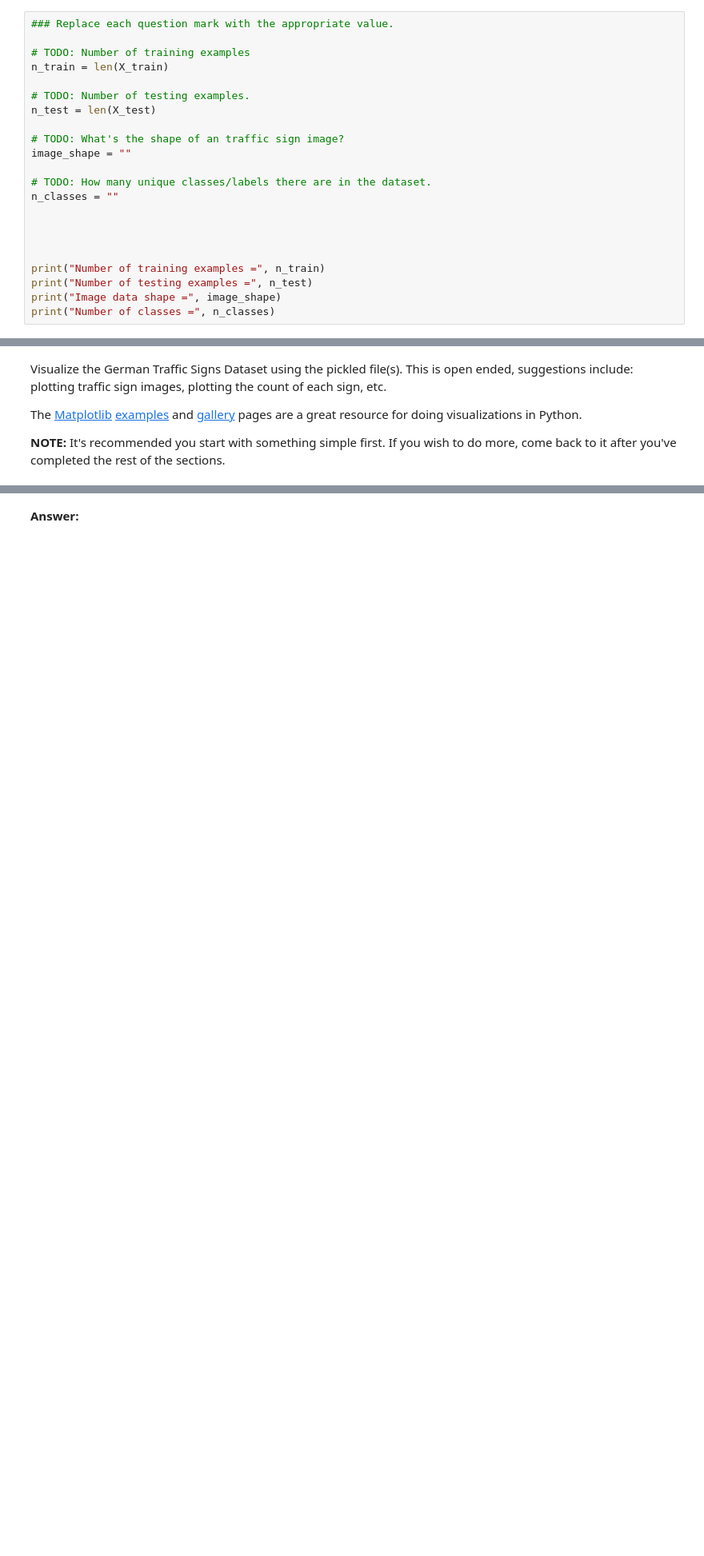
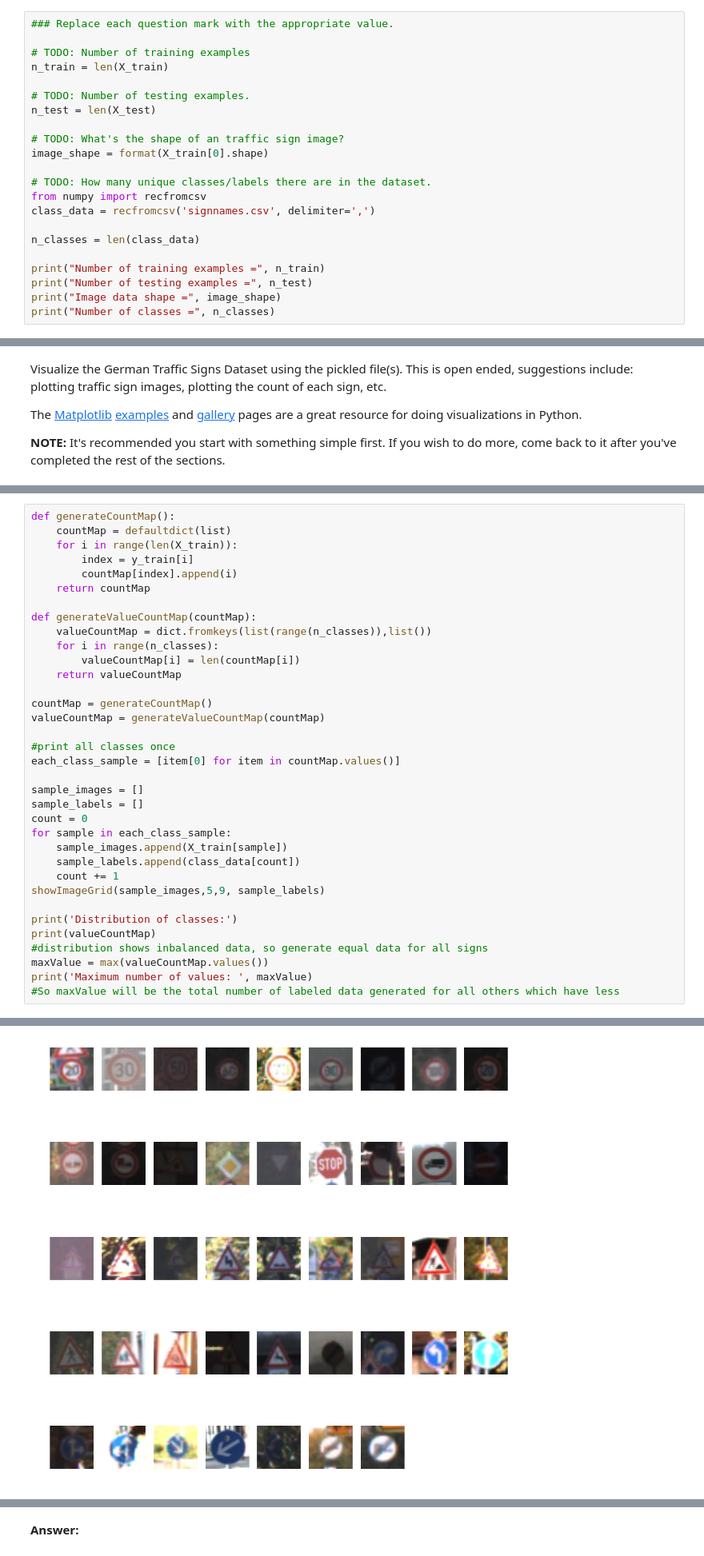
Before and after one commit to gantners/CarND-Traffic-Signs, a Jupyter notebook: Traffic_Signs_Recognition.ipynb, the cells around one changed output, grey strips where cells are left out. Shown at 80% size. Cells and saved outputs as stored; diff of their text form; blank space fills up the shorter version.

```diff
--- a/Traffic_Signs_Recognition.ipynb
+++ b/Traffic_Signs_Recognition.ipynb
@@ -52,13 +52,13 @@ n_train = len(X_train)
 n_test = len(X_test)
 
 # TODO: What's the shape of an traffic sign image?
-image_shape = ""
+image_shape = format(X_train[0].shape)
 
 # TODO: How many unique classes/labels there are in the dataset.
-n_classes = ""
+from numpy import recfromcsv
+class_data = recfromcsv('signnames.csv', delimiter=',')
 
-
-
+n_classes = len(class_data)
 
 print("Number of training examples =", n_train)
 print("Number of testing examples =", n_test)
@@ -87,0 +171,36 @@ import cv2
+# %%
+def generateCountMap():
+    countMap = defaultdict(list)
+    for i in range(len(X_train)):
+        index = y_train[i]
+        countMap[index].append(i)
+    return countMap
+
+def generateValueCountMap(countMap):
+    valueCountMap = dict.fromkeys(list(range(n_classes)),list())
+    for i in range(n_classes):
+        valueCountMap[i] = len(countMap[i])
+    return valueCountMap
+
+countMap = generateCountMap()
+valueCountMap = generateValueCountMap(countMap)
+
+#print all classes once
+each_class_sample = [item[0] for item in countMap.values()]
+
+sample_images = []
+sample_labels = []
+count = 0
+for sample in each_class_sample:
+    sample_images.append(X_train[sample])
+    sample_labels.append(class_data[count])
+    count += 1
+showImageGrid(sample_images,5,9, sample_labels)
+
+print('Distribution of classes:')
+print(valueCountMap)
+#distribution shows inbalanced data, so generate equal data for all signs
+maxValue = max(valueCountMap.values())
+print('Maximum number of values: ', maxValue)
+#So maxValue will be the total number of labeled data generated for all others which have less
+# %% [output]
@@ -87,0 +224 @@ import cv2
+[figure, added]
```
Also changed, not shown: parts of 22 cells of this notebook.
